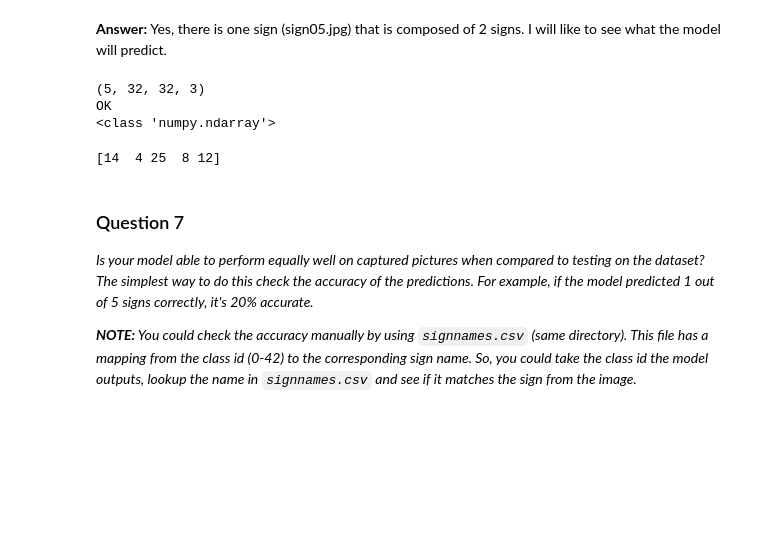
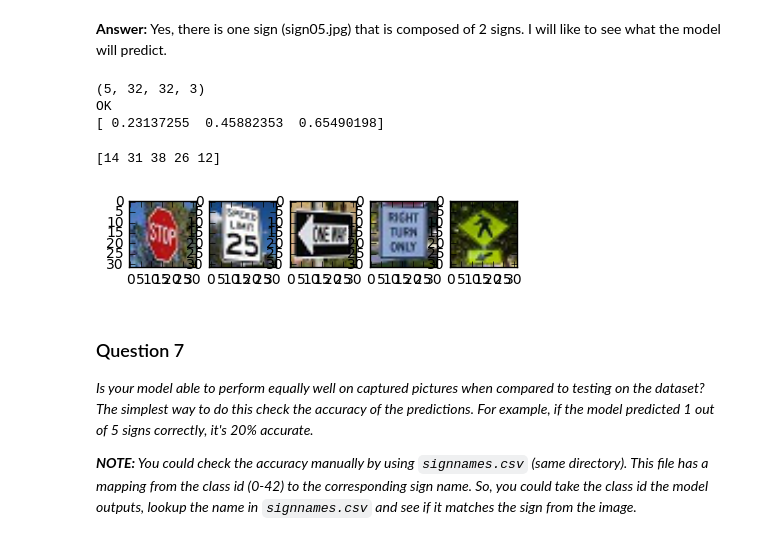
Before and after one commit to juliomeza/CarND-Traffic-Sign-Classifier-Project, a Jupyter notebook: Traffic_Sign_Classifier.ipynb, the cells around one changed output. Saved outputs shown, nothing was run; the diff lists cells and outputs as text; code cells hidden in the pictures; blank space fills up the shorter version.

```diff
--- a/Traffic_Sign_Classifier.ipynb
+++ b/Traffic_Sign_Classifier.ipynb
@@ -200,7 +200,7 @@ Al I have done was to import the training and testing data and then shuffle the
 # JULIO: Training Speed and Model Accuracy
 import tensorflow as tf
 
-EPOCHS = 200 #JULIO: Change this to experiment with performance
+EPOCHS = 100 #JULIO: Change this to experiment with performance
 BATCH_SIZE = 128 #JULIO: Change this to experiment with performance
 print('OK')
 # %% [output]
@@ -497,28 +476,34 @@ Yes, there is one sign (sign05.jpg) that is composed of 2 signs. I will like to
 new_images_array = np.asarray(new_images)
 print(new_images_array.shape)
 
-#new_images_array = tf.placeholder(tf.float32, (None, 32, 32, 3))
 new_images_array = new_images_array.astype('float32')
 new_images_array /= 255.0
 
 print('OK')
-print(type(new_images_array))
+print(new_images_array[0][0][0])
 # %% [output]
 (5, 32, 32, 3)
 OK
-<class 'numpy.ndarray'>
+[ 0.23137255  0.45882353  0.65490198]
 # %%
 # JULIO: Prediction
 with tf.Session() as sess:
     loader = tf.train.import_meta_graph('lenet.meta')
     loader.restore(sess, tf.train.latest_checkpoint('./'))
 
     get_new_prediction = tf.argmax(logits, 1) # REVIEW THIS, WHAT LOGITS GOES HERE? OLD OR NEW??
-    new_predictions = sess.run(get_new_prediction, feed_dict={x: new_images_array})
+    new_predictions = sess.run(get_new_prediction, feed_dict={x: new_images_array}) # SHOULD I CREATE A NEW VARIABLE x_new??
 
 print(new_predictions)
+
+plt.figure(figsize=(5,5))
+for i in range(5):
+    sub = plt.subplot(1,5,i+1)
+    image = new_images_array[i].squeeze()
+    plt.imshow(image)
 # %% [output]
-[14  4 25  8 12]
+[14 31 38 26 12]
+[figure, added]
 # %% [markdown]
 ### Question 7
 
```
Also changed, not shown: parts of 8 cells of this notebook.
